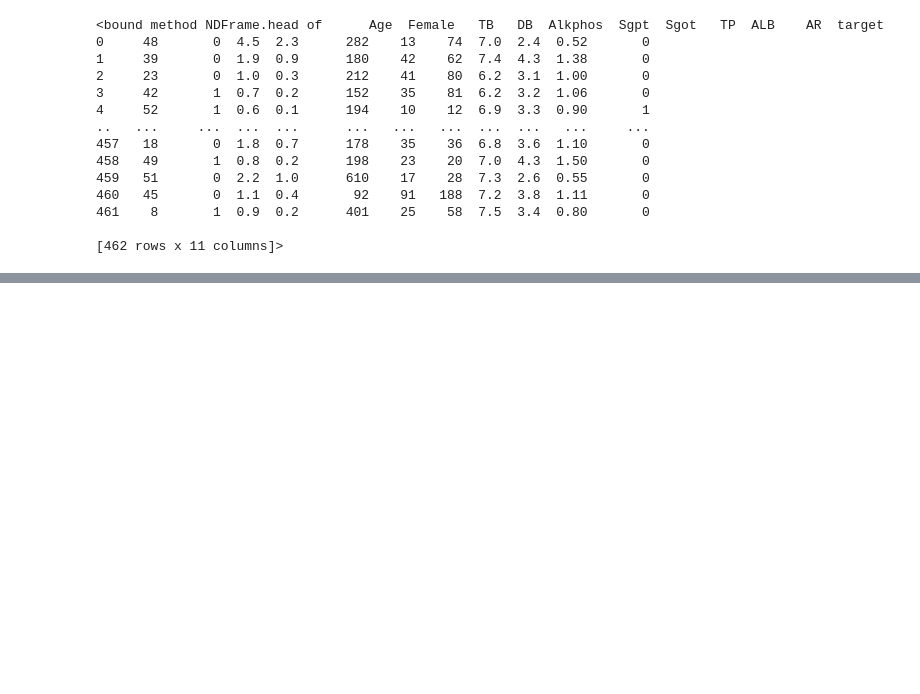
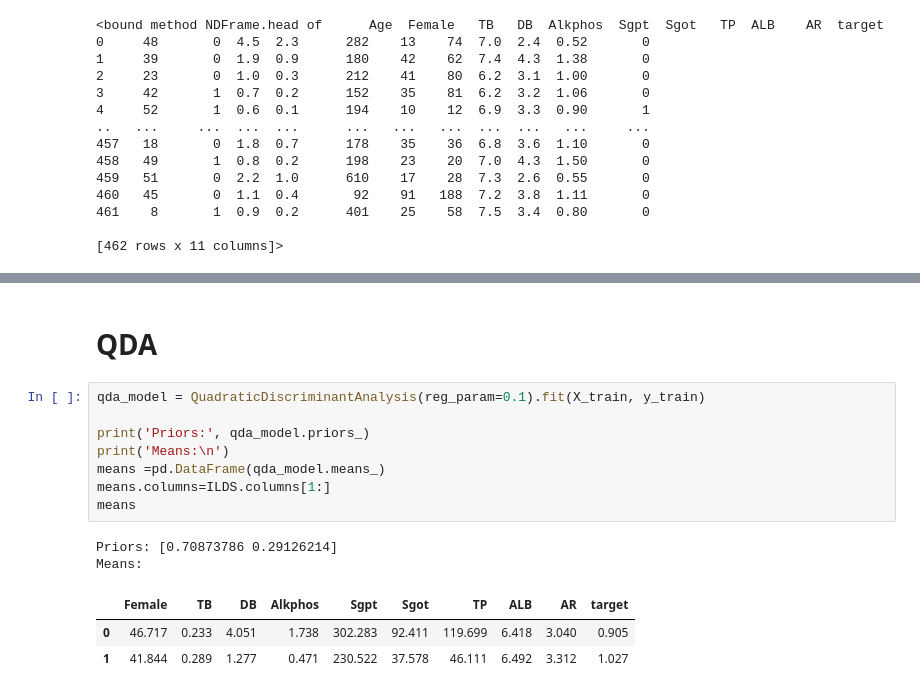
Before and after one commit to SrChen6/AA1-Competition, a Jupyter notebook: lin_class_raw.ipynb, the cells around one changed output, grey strips where cells are left out. Cells and saved outputs as stored; diff of their text form; blank space fills up the shorter version.

```diff
--- a/lin_class_raw.ipynb
+++ b/lin_class_raw.ipynb
@@ -72,0 +105,16 @@ sns.pairplot(data=ILDS, hue='target')
+# %% [markdown]
+# QDA
+# %%
+qda_model = QuadraticDiscriminantAnalysis(reg_param=0.1).fit(X_train, y_train)
+
+print('Priors:', qda_model.priors_)
+print('Means:\n')
+means =pd.DataFrame(qda_model.means_)
+means.columns=ILDS.columns[1:]
+means
+# %% [output]
+Priors: [0.70873786 0.29126214]
+Means:
+|  | Female | TB | DB | Alkphos | Sgpt | Sgot | TP | ALB | AR | target |
+| 0 | 46.717 | 0.233 | 4.051 | 1.738 | 302.283 | 92.411 | 119.699 | 6.418 | 3.040 | 0.905 |
+| 1 | 41.844 | 0.289 | 1.277 | 0.471 | 230.522 | 37.578 | 46.111 | 6.492 | 3.312 | 1.027 |
```
Also changed, not shown: parts of 25 cells of this notebook, 3 other files.
